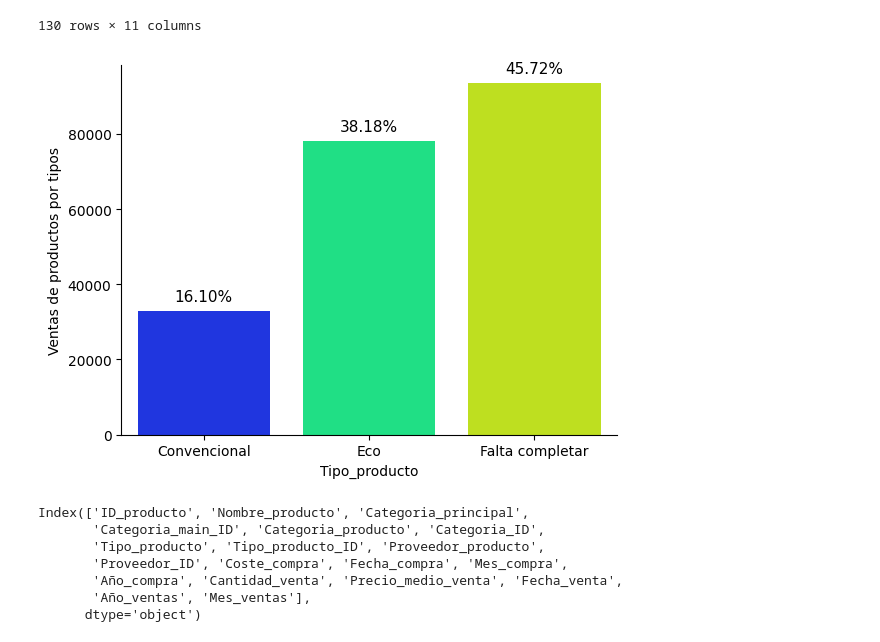
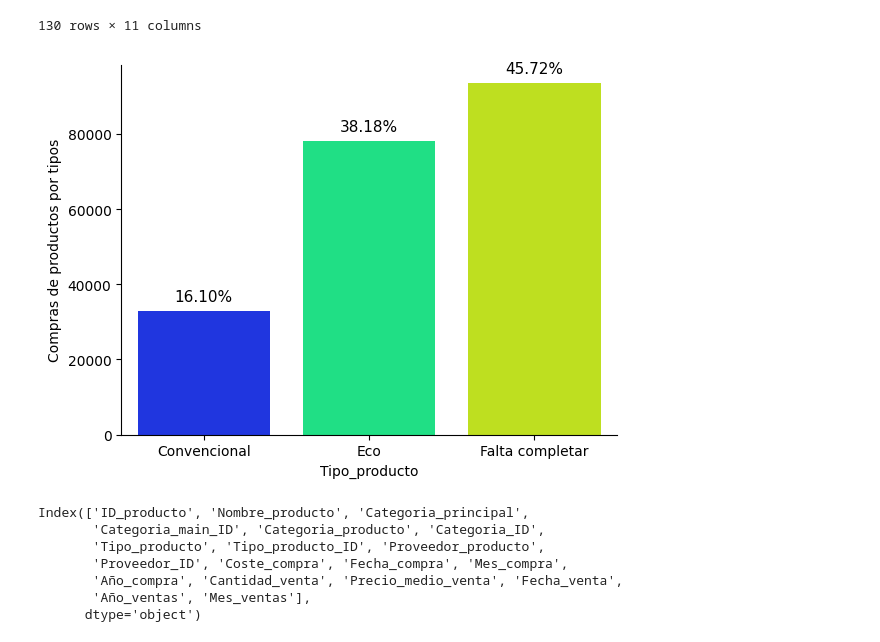
Before and after one commit to Factoria-F5-AI-Bootcamp-1-Edicion/osa_analysis, a Jupyter notebook: EDA_Compras&Ventas_LaOsa.ipynb, the cells around one changed output. Saved outputs shown, nothing was run; the diff lists cells and outputs as text; code cells hidden in the pictures.

```diff
--- a/EDA_Compras&Ventas_LaOsa.ipynb
+++ b/EDA_Compras&Ventas_LaOsa.ipynb
@@ -1011,15 +1011,15 @@ def annot_plot(ax):
                    ha="center",va="center",fontsize=11,color="black",rotation=0,xytext=(0,10),textcoords="offset points")
 # %%
 ax = sns.countplot(x="Tipo_producto",data=df, palette="gist_rainbow_r")
-plt.ylabel("Ventas de productos por tipos")
+plt.ylabel("Compras de productos por tipos")
 ax.spines["top"].set_visible(False)
 ax.spines["right"].set_visible(False)
 for p in ax.patches:
     ax.annotate(f"{p.get_height()*100/df.shape[0]:.2f}%",(p.get_x()+p.get_width()/2,p.get_height()),
                ha="center",va="center",fontsize=11,color="black",rotation=0,xytext=(0,10),textcoords = "offset points")
 plt.show()
 # %% [output]
-[figure, old version]
+[figure, new version]
 # %%
 df.columns
 # %% [output]
```
Also changed, not shown: parts of 8 cells of this notebook.
